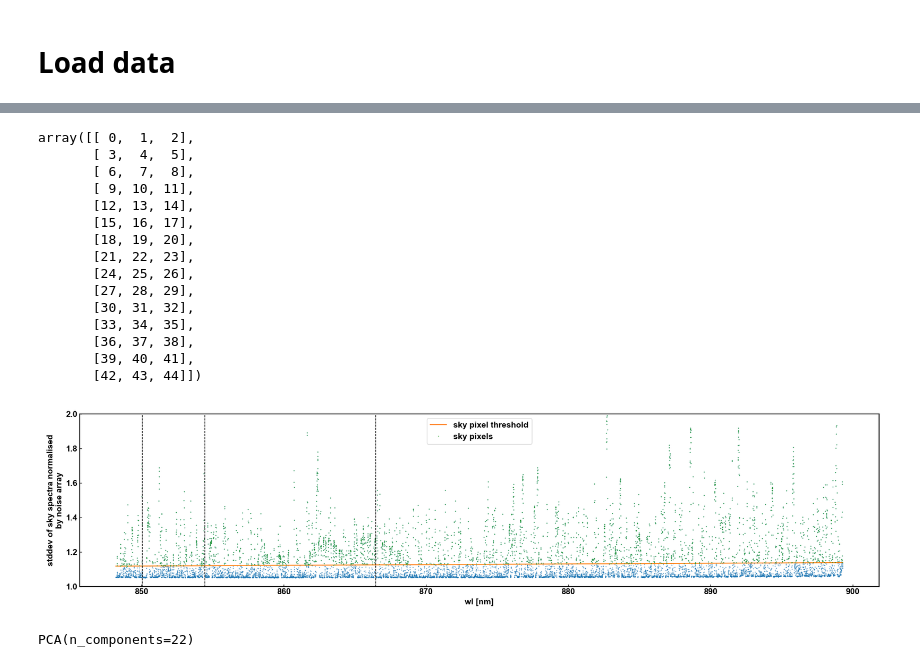
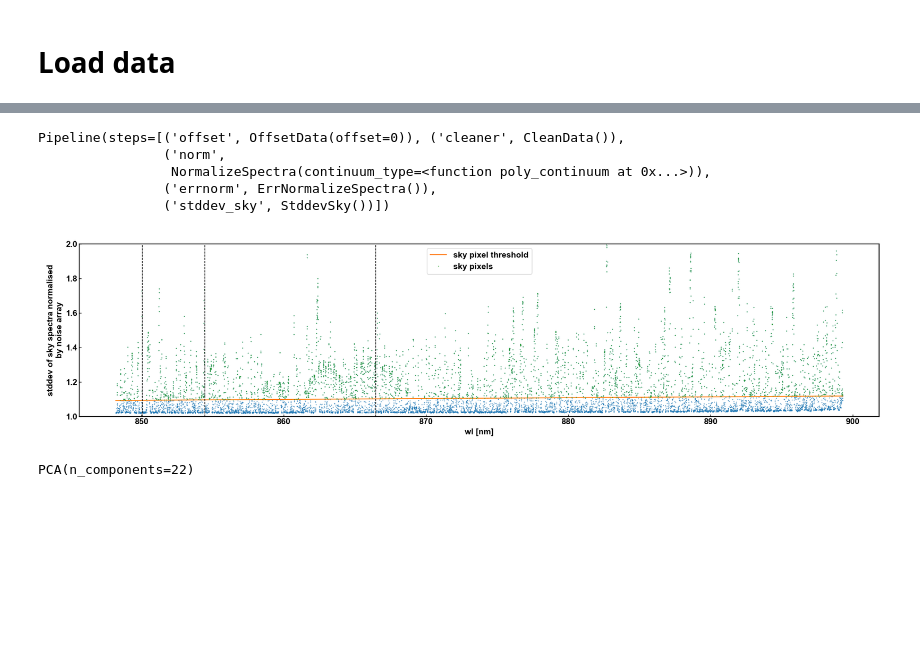
Before and after one commit to cabrera-ziri/Reticulum, a Jupyter notebook: sky_lines3.ipynb, the cells around one changed output, grey strips where cells are left out. Drawn from its saved outputs; the diff is of its cells as text; code cells hidden in the pictures; blank space fills up the shorter version.

Commit message:
data_pipeline

```diff
--- a/sky_lines3.ipynb
+++ b/sky_lines3.ipynb
@@ -400,4 +328,0 @@ array([873.71947716, 873.77204677, 873.80594137, ..., 874.18089871,
-# %%
-print(data)
-_ = StandardScalerClone(func=myfunc)
-data.mean(axis=1),_.transform(data,0.1)
@@ -495,48 +329,47 @@ class StandardScalerClone(BaseEstimator, TransformerMixin):
-# %%
-data
-# %% [output]
-array([[ 0,  1,  2],
-       [ 3,  4,  5],
-       [ 6,  7,  8],
-       [ 9, 10, 11],
-       [12, 13, 14],
-       [15, 16, 17],
-       [18, 19, 20],
-       [21, 22, 23],
-       [24, 25, 26],
-       [27, 28, 29],
-       [30, 31, 32],
-       [33, 34, 35],
-       [36, 37, 38],
-       [39, 40, 41],
-       [42, 43, 44]])
+# %%
+sky_pixel_scale_factor = 1.05
+
+data_pipeline = Pipeline([
+    ('offset',OffsetData(offset=0)),
+    ('cleaner',CleanData()),
+    ('norm',NormalizeSpectra(continuum_type=poly_continuum)),
+    ('errnorm',ErrNormalizeSpectra()),
+    ('stddev_sky',StddevSky(continuum_type=Huber_continuum,sky_pixel_scale_factor=sky_pixel_scale_factor))
+])
+
+data_pipeline
+# %% [output]
+Pipeline(steps=[('offset', OffsetData(offset=0)), ('cleaner', CleanData()),
+                ('norm',
+                 NormalizeSpectra(continuum_type=<function poly_continuum at 0x...>)),
+                ('errnorm', ErrNormalizeSpectra()),
+                ('stddev_sky', StddevSky())])
+# %%
+# Like before the 1st row of this array has the wl.
+# The following ones have the transformed sky spec.
+# ready for the PCA analysis. Then we have the
+# stddev spec, it's continuum and the sky pixel mask.
+# Mind these last three rows, don't include them in
+# the flux spec. for the PCA analysis!!!
+
+X_prepared = data_pipeline.fit_transform(X_train)
 # %%
-# calculate stddev of sky spectra normalised by noise array
-# stddev = np.sqrt(np.nanmean(flux_array**2,axis=0))
-stddev = np.std(flux_array,axis=0)+np.mean(flux_array,axis=0)
-
-# we define the sky pixels as the pixes above
-# the threshold given by sky_pixles
-stddev_continuum = Huber_continuum(wl,stddev)
-
-# sky_pixel_scale_factor = 1.1 #this value was chosen by eye <<< new test
-sky_pixel_scale_factor = 1.05 #this value was chosen by eye
-sky_pixels = stddev>=stddev_continuum*sky_pixel_scale_factor
+_mask = X_prepared[-1,:]==1
 
 f, ax = plt.subplots(figsize=(20,5))
-ax.plot(wl,stddev,'.',ms=1)
-ax.plot(wl,stddev_continuum*sky_pixel_scale_factor,label='sky pixel threshold')
-ax.plot(wl[sky_pixels],stddev[sky_pixels],'.',ms=1,label='sky pixels')
+ax.plot(X_prepared[0,:],X_prepared[-3,:],'.',ms=1)
+ax.plot(X_prepared[0,:],X_prepared[-2,:]*sky_pixel_scale_factor,label='sky pixel threshold')
+ax.plot(X_prepared[0,:][_mask],X_prepared[-3,:][_mask],'.',ms=1,label='sky pixels')
 ax.set_xlabel('wl [nm]')
 ax.set_ylabel('stddev of sky spectra normalised\nby noise array')
 # plt.semilogy()
 ax.set_ylim(1,2)
 plt.legend()
 for _ in [850.04,854.44, 866.45]:
     ax.axvline(_,lw=1,ls='--',color='k')
 plt.tight_layout()
 # %% [output]
-[figure, old version]
+[figure, new version]
 # %%
 # 1st pca run
 pca = PCA()
```
Also changed, not shown: parts of 23 cells of this notebook.
